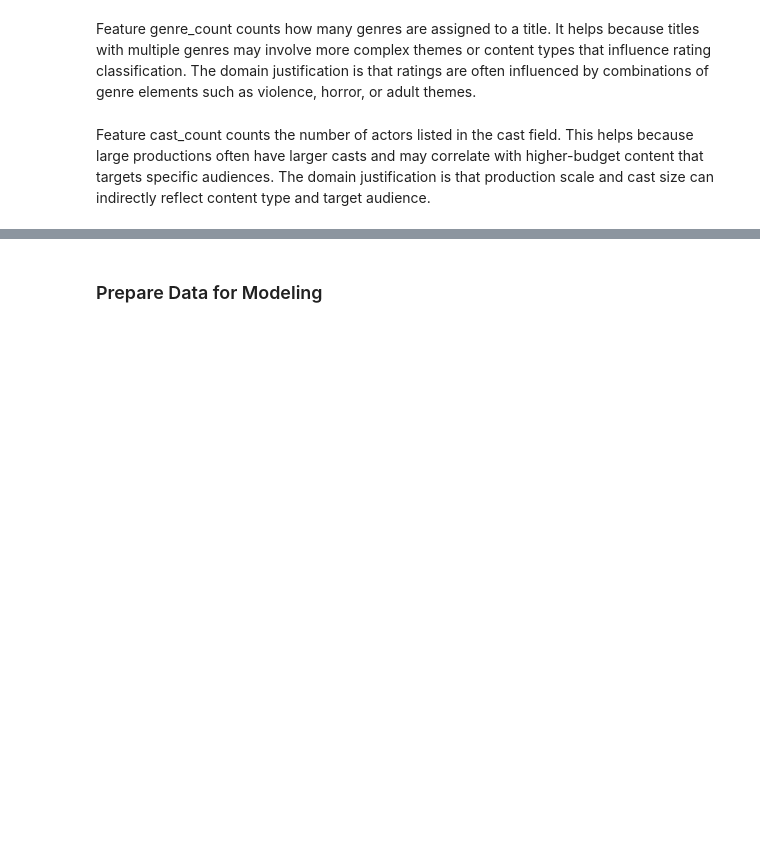
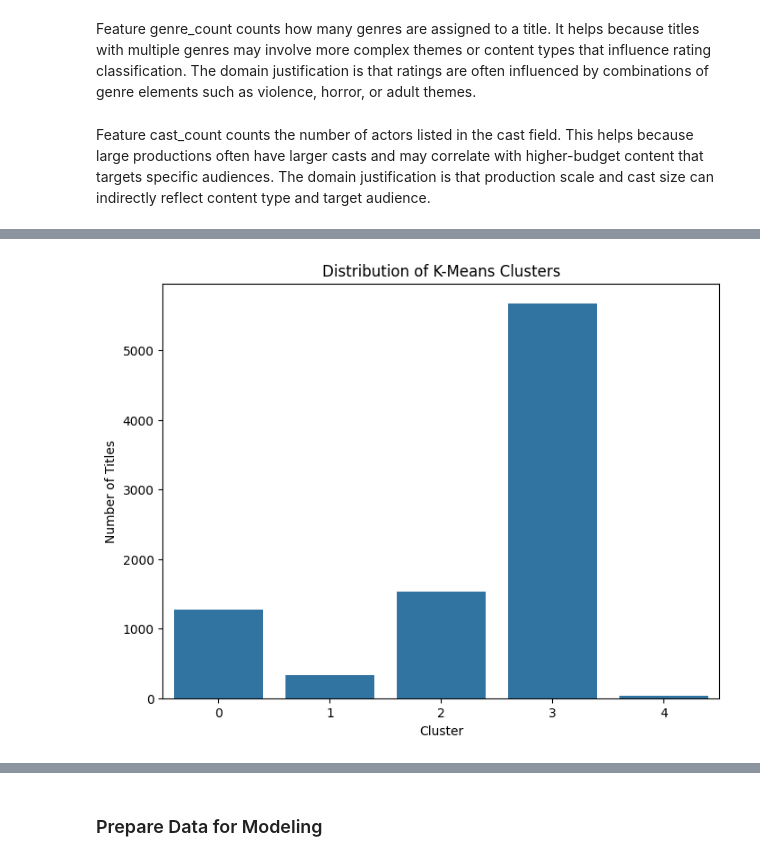
Before and after one commit to amollica-analytics/my-final-project, a Jupyter notebook: final_project_draft.ipynb, the cells around one changed output, grey strips where cells are left out. Drawn from its saved outputs; the diff is of its cells as text; code cells hidden in the pictures; blank space fills up the shorter version.

```diff
--- a/final_project_draft.ipynb
+++ b/final_project_draft.ipynb
@@ -174,0 +219,17 @@ Feature cast_count counts the number of actors listed in the cast field. This he
+# %%
+mature_keywords = [
+    "crime","murder","kill","war","violence",
+    "drug","gang","blood","prison","terror"
+]
+
+def keyword_count(text):
+    text = str(text).lower()
+    count = 0
+    for word in mature_keywords:
+        if word in text:
+            count += 1
+    return count
+
+df["mature_keyword_count"] = df["description"].apply(keyword_count)
+
+df["mature_keyword_count"].head()
@@ -174,0 +261,12 @@ Feature cast_count counts the number of actors listed in the cast field. This he
+# %%
+from sklearn.cluster import KMeans
+X = df.select_dtypes(include=["number"]).copy()
+X = X.fillna(X.mean())
+# Use scaled features for clustering
+kmeans = KMeans(n_clusters=5, random_state=42, n_init=10)
+
+clusters = kmeans.fit_predict(X)
+
+df["cluster"] = clusters
+
+df["cluster"].value_counts()
@@ -174,0 +281,9 @@ Feature cast_count counts the number of actors listed in the cast field. This he
+# %%
+plt.figure(figsize=(8,6))
+sns.countplot(x=df["cluster"])
+plt.title("Distribution of K-Means Clusters")
+plt.xlabel("Cluster")
+plt.ylabel("Number of Titles")
+plt.show()
+# %% [output]
+[figure, added]
```
Also changed, not shown: parts of 34 cells of this notebook, 1 other file.
